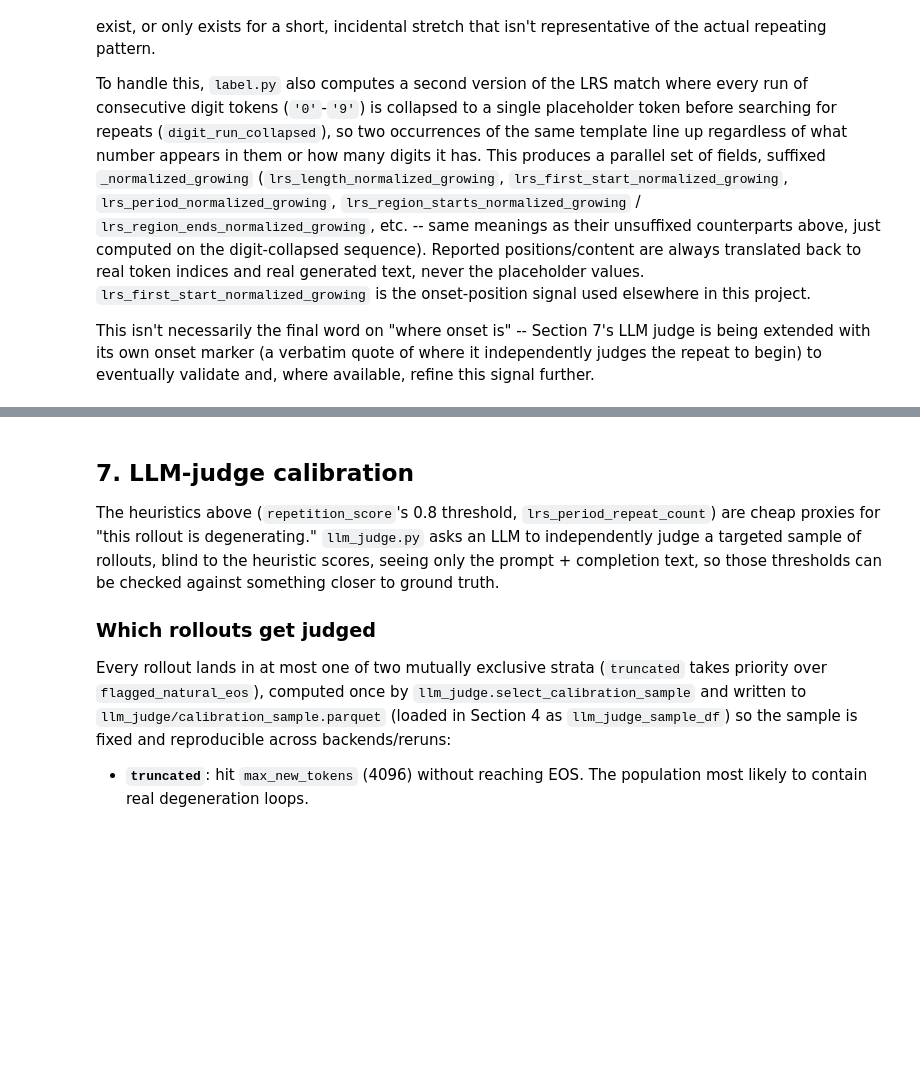
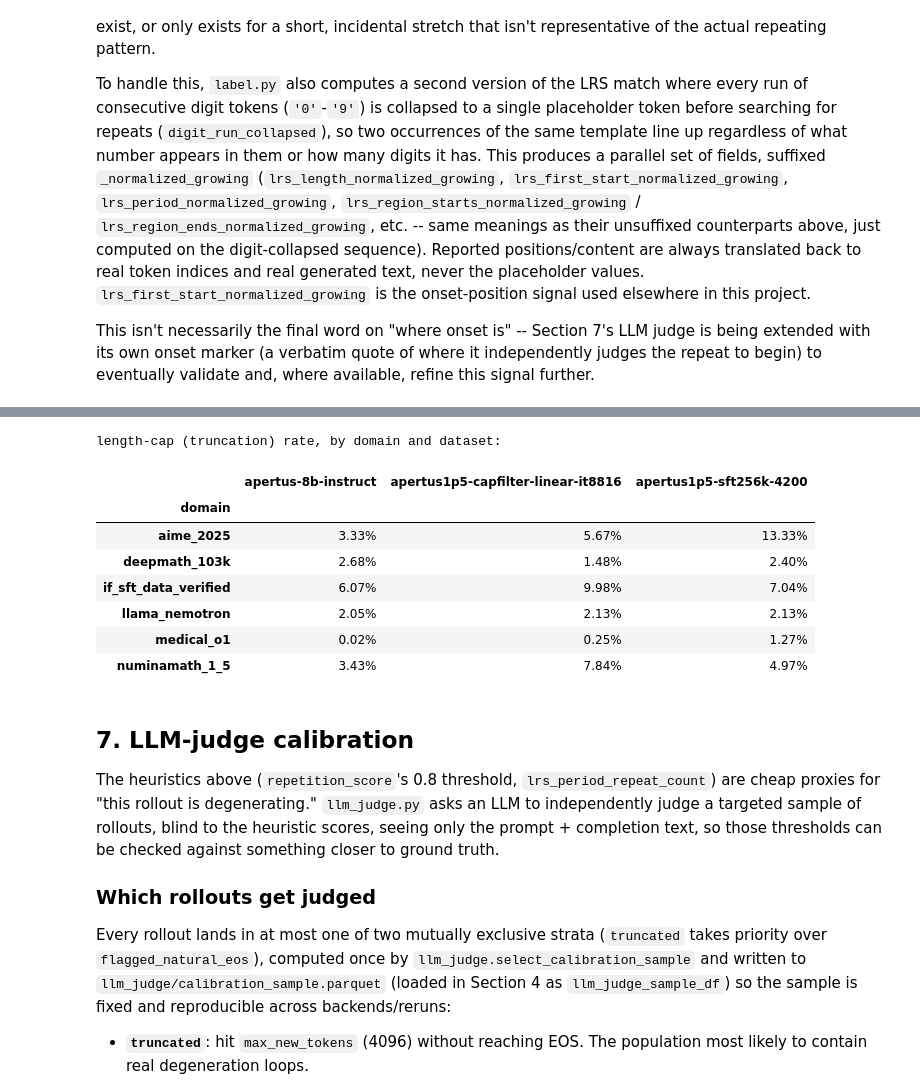
Before and after one commit to swiss-ai/degeneration-probe, a Jupyter notebook: notebooks/inspect_dataset.ipynb, the cells around one changed output, grey strips where cells are left out. Saved outputs shown, nothing was run; the diff lists cells and outputs as text; code cells hidden in the pictures; blank space fills up the shorter version.

```diff
--- a/notebooks/inspect_dataset.ipynb
+++ b/notebooks/inspect_dataset.ipynb
@@ -1196,3 +1332,29 @@ for tag, d in ds.items():
+# %%
+# --- cross-dataset per-domain breakdown: length-cap (truncation) rate ---
+domain_cap_rows = []
+for tag, d in ds.items():
+    rollout_signal_df = d["rollout_signal_df"]
+    if rollout_signal_df.empty:
+        continue
+    s = (
+        rollout_signal_df
+        .assign(hit_cap=rollout_signal_df["stop_reason"] == "length")
+        .groupby("domain")["hit_cap"].mean()
+    )
+    domain_cap_rows.append(s.rename(tag))
+domain_cap_pivot = pd.concat(domain_cap_rows, axis=1)
+print("length-cap (truncation) rate, by domain and dataset:")
+display(domain_cap_pivot.style.format("{:.2%}"))
+# %% [output]
+length-cap (truncation) rate, by domain and dataset:
+|  | apertus-8b-instruct | apertus1p5-capfilter-linear-it8816 | apertus1p5-sft256k-4200 |
+| domain |  |  |  |
+| aime_2025 | 3.33% | 5.67% | 13.33% |
+| deepmath_103k | 2.68% | 1.48% | 2.40% |
+| if_sft_data_verified | 6.07% | 9.98% | 7.04% |
+| llama_nemotron | 2.05% | 2.13% | 2.13% |
+| medical_o1 | 0.02% | 0.25% | 1.27% |
+| numinamath_1_5 | 3.43% | 7.84% | 4.97% |
 # %% [markdown]
 ## 7. LLM-judge calibration
 
```
Also changed, not shown: parts of 21 cells of this notebook.
